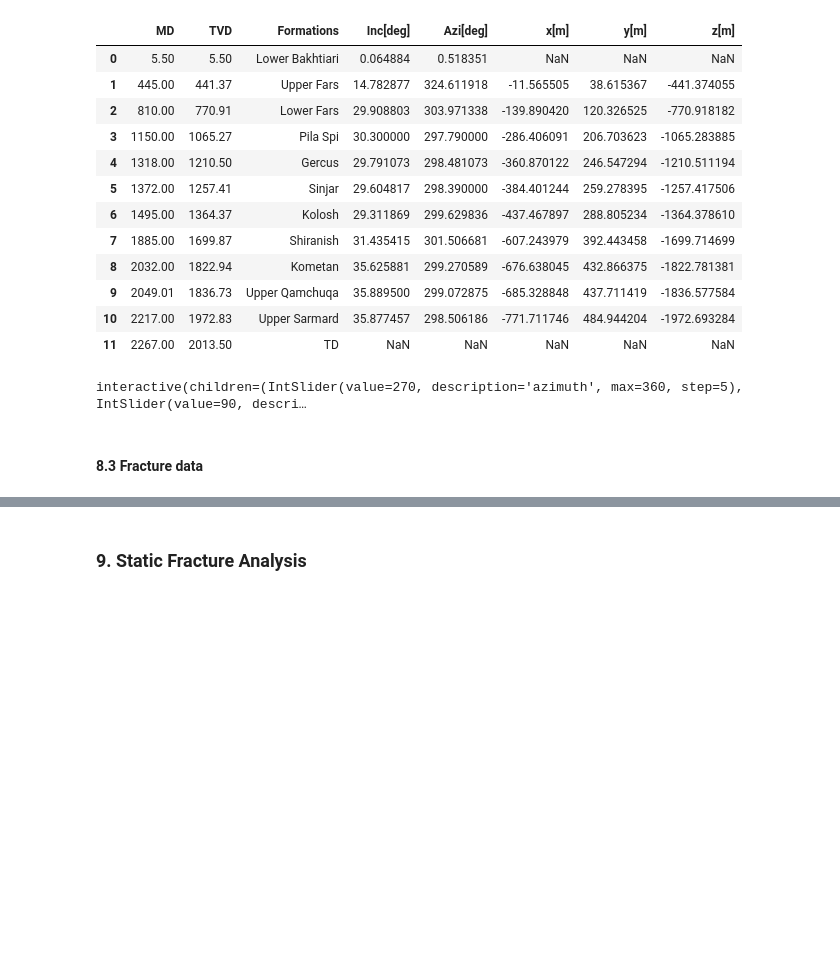
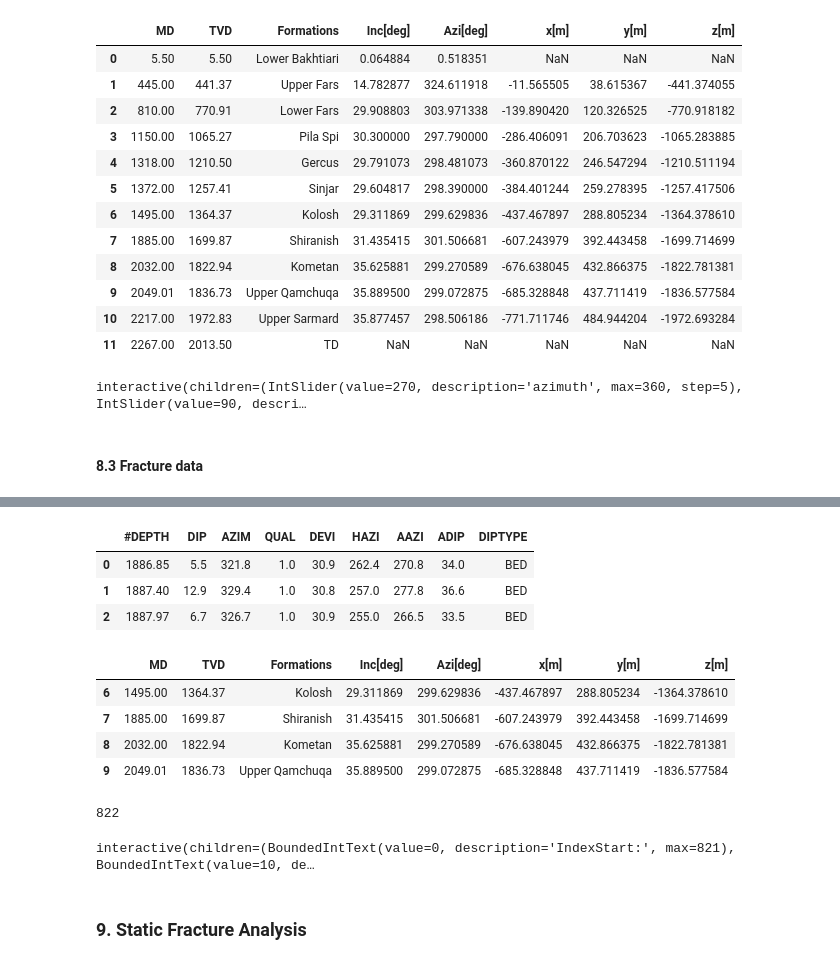
Before and after one commit to Zabamund/fracture-SFA, a Jupyter notebook: notebooks/SFA_Notebook.ipynb, the cells around one changed output, grey strips where cells are left out. Drawn from its saved outputs; the diff is of its cells as text; code cells hidden in the pictures; blank space fills up the shorter version.

```diff
--- a/notebooks/SFA_Notebook.ipynb
+++ b/notebooks/SFA_Notebook.ipynb
@@ -372,0 +398,15 @@ interactive(children=(IntSlider(value=270, description='azimuth', max=360, step=
+# %%
+image_data.head(3)
+# %% [output]
+|  | #DEPTH | DIP | AZIM | QUAL | DEVI | HAZI | AAZI | ADIP | DIPTYPE |
+| 0 | 1886.85 | 5.5 | 321.8 | 1.0 | 30.9 | 262.4 | 270.8 | 34.0 | BED |
+| 1 | 1887.40 | 12.9 | 329.4 | 1.0 | 30.8 | 257.0 | 277.8 | 36.6 | BED |
+| 2 | 1887.97 | 6.7 | 326.7 | 1.0 | 30.9 | 255.0 | 266.5 | 33.5 | BED |
+# %%
+tops[6:10]
+# %% [output]
+|  | MD | TVD | Formations | Inc[deg] | Azi[deg] | x[m] | y[m] | z[m] |
+| 6 | 1495.00 | 1364.37 | Kolosh | 29.311869 | 299.629836 | -437.467897 | 288.805234 | -1364.378610 |
+| 7 | 1885.00 | 1699.87 | Shiranish | 31.435415 | 301.506681 | -607.243979 | 392.443458 | -1699.714699 |
+| 8 | 2032.00 | 1822.94 | Kometan | 35.625881 | 299.270589 | -676.638045 | 432.866375 | -1822.781381 |
+| 9 | 2049.01 | 1836.73 | Upper Qamchuqa | 35.889500 | 299.072875 | -685.328848 | 437.711419 | -1836.577584 |
@@ -372,0 +437,13 @@ interactive(children=(IntSlider(value=270, description='azimuth', max=360, step=
+# %%
+image_data.shape[0]
+# %% [output]
+822
+# %%
+@interact(upper=widgets.BoundedIntText(value=0,min=0,max=image_data.shape[0]-1,step=1,description='IndexStart:',disabled=False),
+         window=widgets.BoundedIntText(value=10,min=1,max=50,step=1,description='Window:',disabled=False))
+def image_data_picker(upper, window=5):
+    return image_data[upper:upper+window]
+
+image_data_picker(0,5);
+# %% [output]
+interactive(children=(BoundedIntText(value=0, description='IndexStart:', max=821), BoundedIntText(value=10, de…
```
Also changed, not shown: parts of 6 cells of this notebook.
